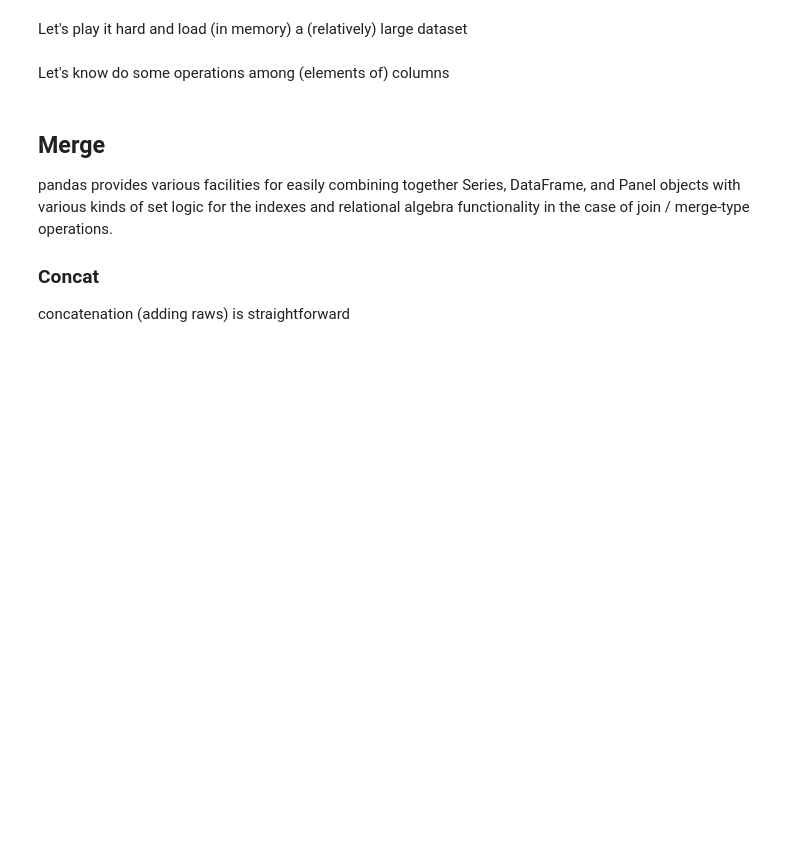
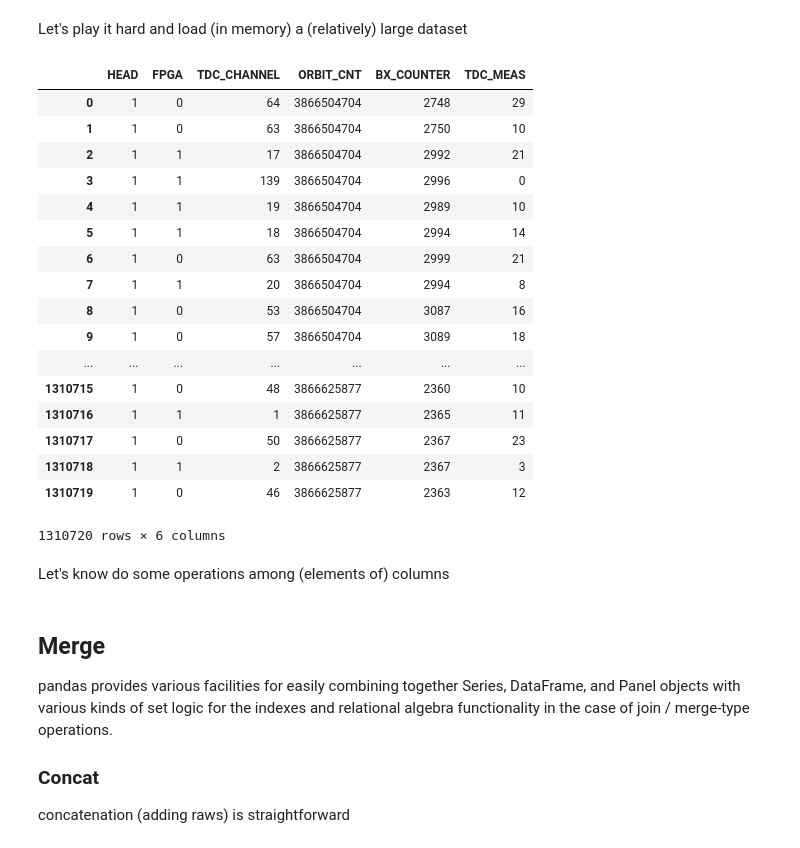
Before and after one commit to mdkameli/LaboratoryOfComputationalPhysics, a Jupyter notebook: 05_Pandas.ipynb, the cells around one changed output. Saved outputs shown, nothing was run; the diff lists cells and outputs as text; code cells hidden in the pictures; blank space fills up the shorter version.

```diff
--- a/05_Pandas.ipynb
+++ b/05_Pandas.ipynb
@@ -571,9 +749,28 @@ df['A']+df['B']
 # %% [markdown]
 Let's play it hard and load (in memory) a (relatively) large dataset
 # %%
-file_name="/Users/mzanetti/data/LEMMA2018/DT/raw/data_000636.txt"
+file_name="C:/Users/Mohammad/Desktop/HLP/data/data_000557.txt"
 data=pd.read_csv(file_name)
 data
+# %% [output]
+|  | HEAD | FPGA | TDC_CHANNEL | ORBIT_CNT | BX_COUNTER | TDC_MEAS |
+| 0 | 1 | 0 | 64 | 3866504704 | 2748 | 29 |
+| 1 | 1 | 0 | 63 | 3866504704 | 2750 | 10 |
+| 2 | 1 | 1 | 17 | 3866504704 | 2992 | 21 |
+| 3 | 1 | 1 | 139 | 3866504704 | 2996 | 0 |
+| 4 | 1 | 1 | 19 | 3866504704 | 2989 | 10 |
+| 5 | 1 | 1 | 18 | 3866504704 | 2994 | 14 |
+| 6 | 1 | 0 | 63 | 3866504704 | 2999 | 21 |
+| 7 | 1 | 1 | 20 | 3866504704 | 2994 | 8 |
+| 8 | 1 | 0 | 53 | 3866504704 | 3087 | 16 |
+| 9 | 1 | 0 | 57 | 3866504704 | 3089 | 18 |
+| ... | ... | ... | ... | ... | ... | ... |
+| 1310715 | 1 | 0 | 48 | 3866625877 | 2360 | 10 |
+| 1310716 | 1 | 1 | 1 | 3866625877 | 2365 | 11 |
+| 1310717 | 1 | 0 | 50 | 3866625877 | 2367 | 23 |
+| 1310718 | 1 | 1 | 2 | 3866625877 | 2367 | 3 |
+| 1310719 | 1 | 0 | 46 | 3866625877 | 2363 | 12 |
+1310720 rows × 6 columns
 # %% [markdown]
 Let's know do some operations among (elements of) columns
 # %%
```
Also changed, not shown: parts of 49 cells of this notebook.
